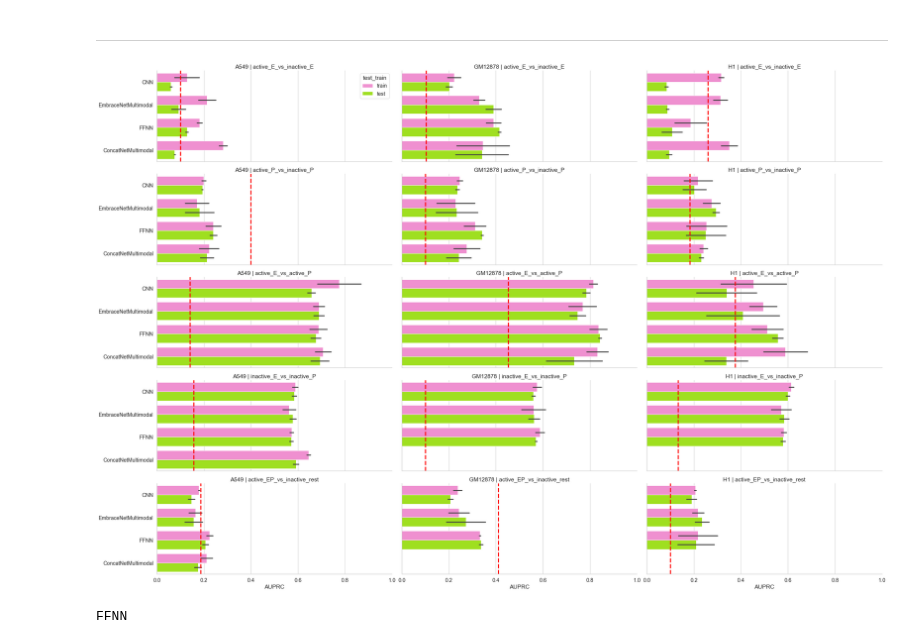
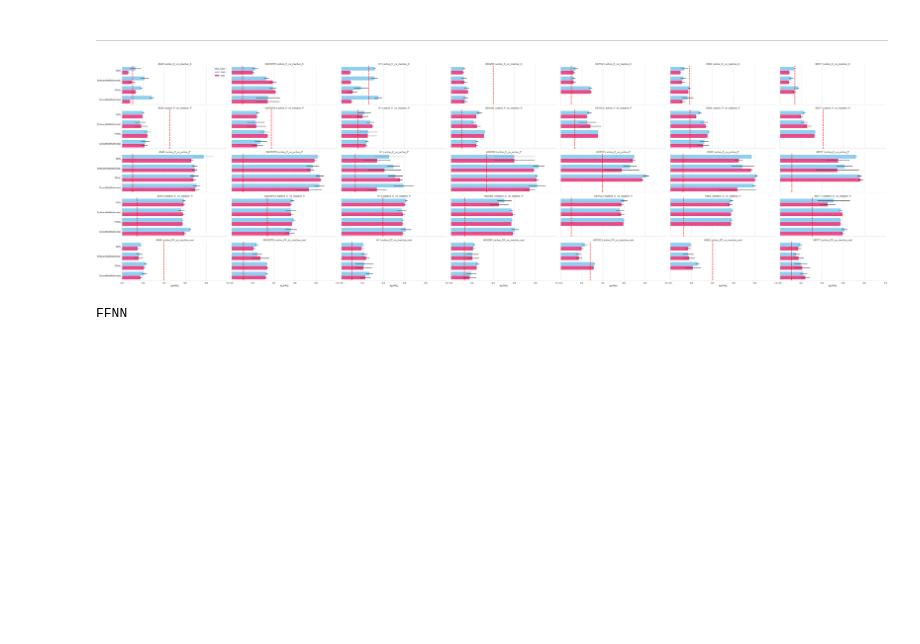
Before and after one commit to nikiiny/Prediction-of-Active-and-Inactive-Regulatory-Regions-with-Embracenet-Multimodal-Neural-Network-, a Jupyter notebook: 01_Thesis_BIOINF_A549.ipynb, the cells around one changed output. Cells and saved outputs as stored; diff of their text form; code cells hidden in the pictures; blank space fills up the shorter version.

```diff
--- a/01_Thesis_BIOINF_A549.ipynb
+++ b/01_Thesis_BIOINF_A549.ipynb
@@ -1093,9 +1093,9 @@ with open ('results_dict.pickle', 'wb') as fout:
 # %%
 from BIOINF_tesi.visual import plot_scores
 from BIOINF_tesi.data_pipe import CELL_LINES, TASKS
-plot_scores(cells=CELL_LINES[:3], models=['FFNN','CNN', 'EmbraceNetMultimodal', 'ConcatNetMultimodal'])
+plot_scores(cells=CELL_LINES, models=['FFNN','CNN', 'EmbraceNetMultimodal', 'ConcatNetMultimodal'], palette=0)
 # %% [output]
-[figure, old version]
+[figure, new version]
 # %%
 from BIOINF_tesi.visual import get_average_AUPRC_df
 # %%
```
Also changed, not shown: parts of 1 cell of this notebook, 6 other files.
